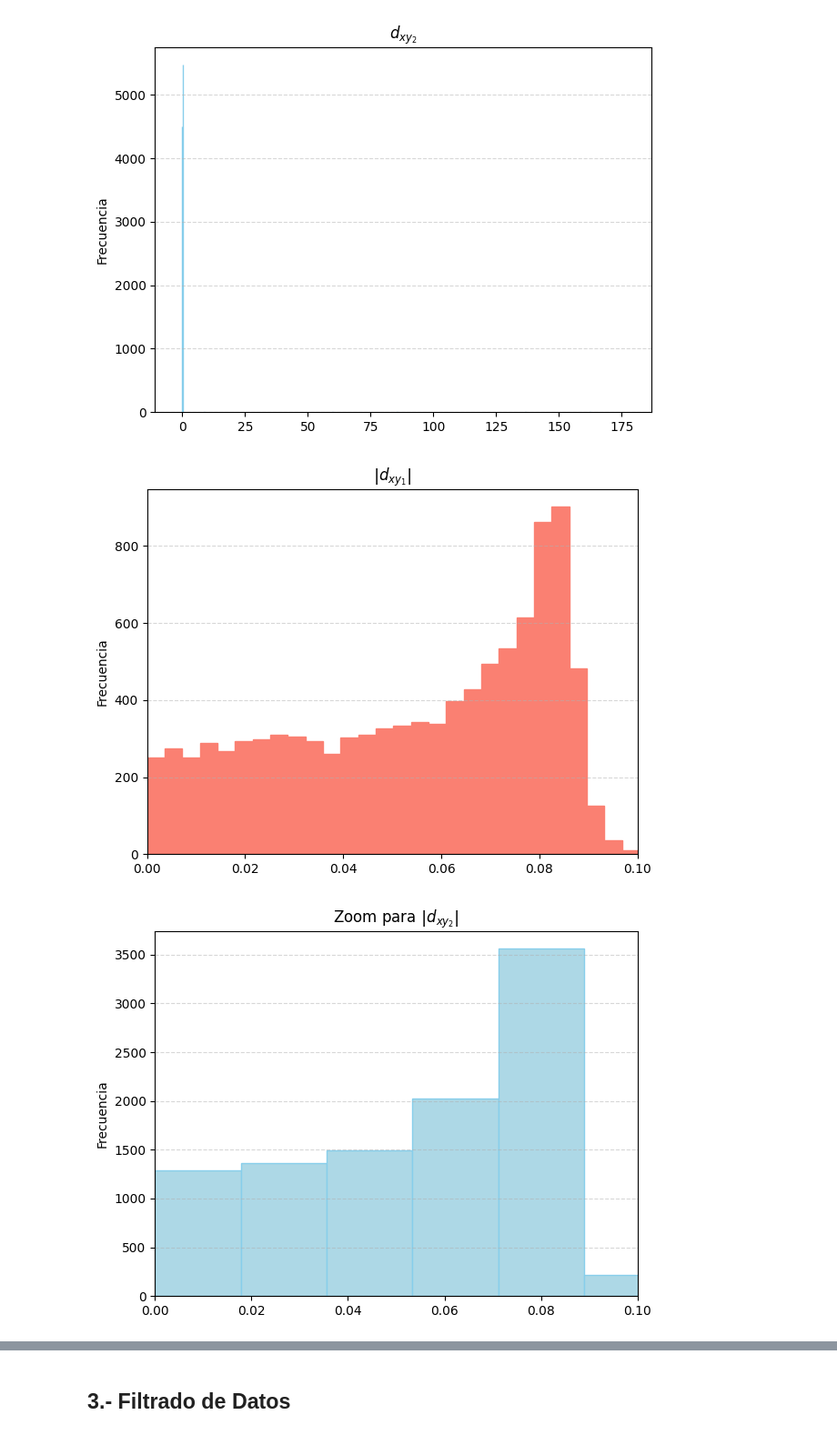
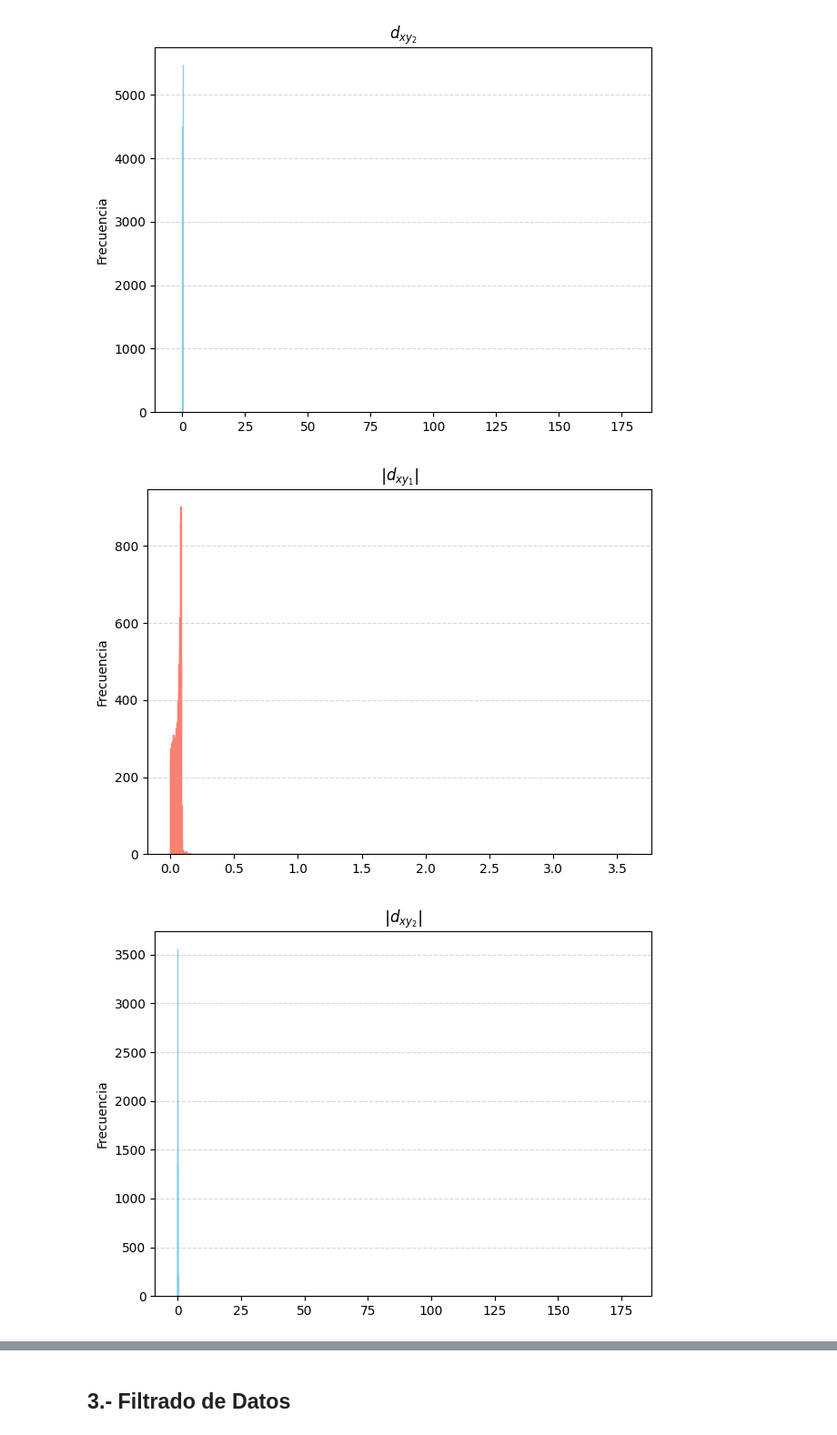
Before and after one commit to ProgramasParaFisicaDeParticulas/lecturadedatosabiertoscmszmumu-Carrazko, a Jupyter notebook: CMSOpenDataZtoMuMu.ipynb, the cells around one changed output, grey strips where cells are left out. Shown at 91% size. Drawn from its saved outputs; the diff is of its cells as text; code cells hidden in the pictures.

```diff
--- a/CMSOpenDataZtoMuMu.ipynb
+++ b/CMSOpenDataZtoMuMu.ipynb
@@ -407,21 +408,21 @@ plt.show()
 # %%
 # Hacer histograma de pt1
 plt.hist((particles['dxy1']).abs(), bins=1000, align='mid', color='salmon', edgecolor='salmon')
 plt.title(r'$\left| d_{xy_1}\right|$')
 plt.ylabel('Frecuencia')
-plt.xlim(0, 0.1)
+#plt.xlim(0, 0.1)
 plt.grid(axis='y', linestyle='--', alpha=0.5)
 plt.tight_layout()
 plt.show()
 
 # Hacer histograma de pt2
 plt.hist((particles['dxy2']).abs(), align='mid', bins=10000,  color='lightblue', edgecolor='skyblue')
-plt.title(r'Zoom para $\left| d_{xy_2}\right|$')
+plt.title(r'$\left| d_{xy_2}\right|$')
 plt.ylabel('Frecuencia')
-plt.xlim(0, 0.1)
+#plt.xlim(0, 0.1)
 plt.grid(axis='y', linestyle='--', alpha=0.5)
 plt.tight_layout()
 plt.show()
 # %% [output]
-[figure, old version]
+[figure, new version]
-[figure, old version]
+[figure, new version]
```
Also changed, not shown: parts of 5 cells of this notebook.
